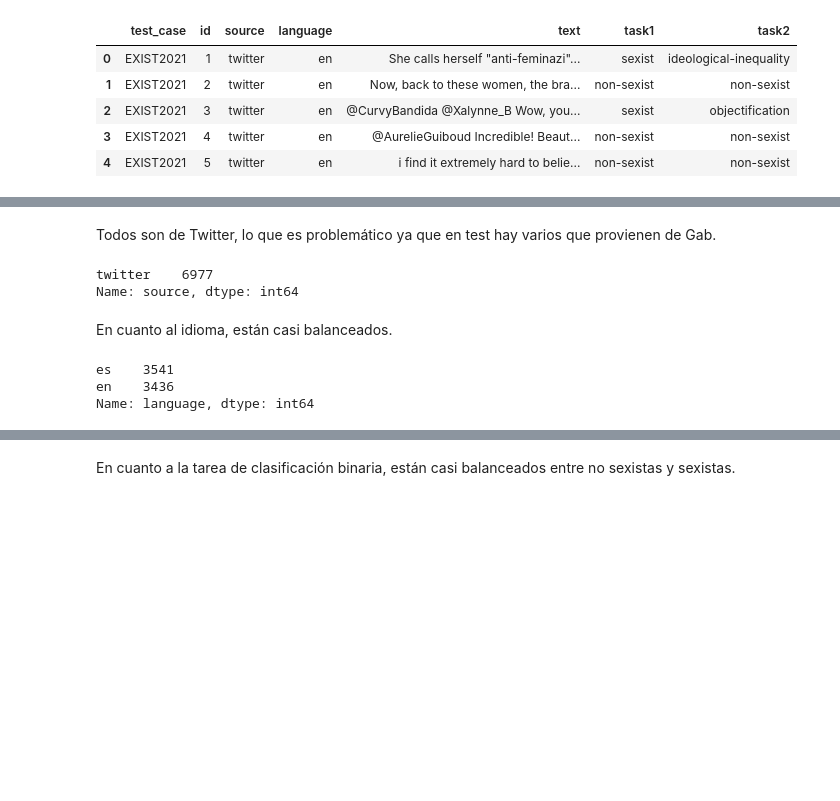
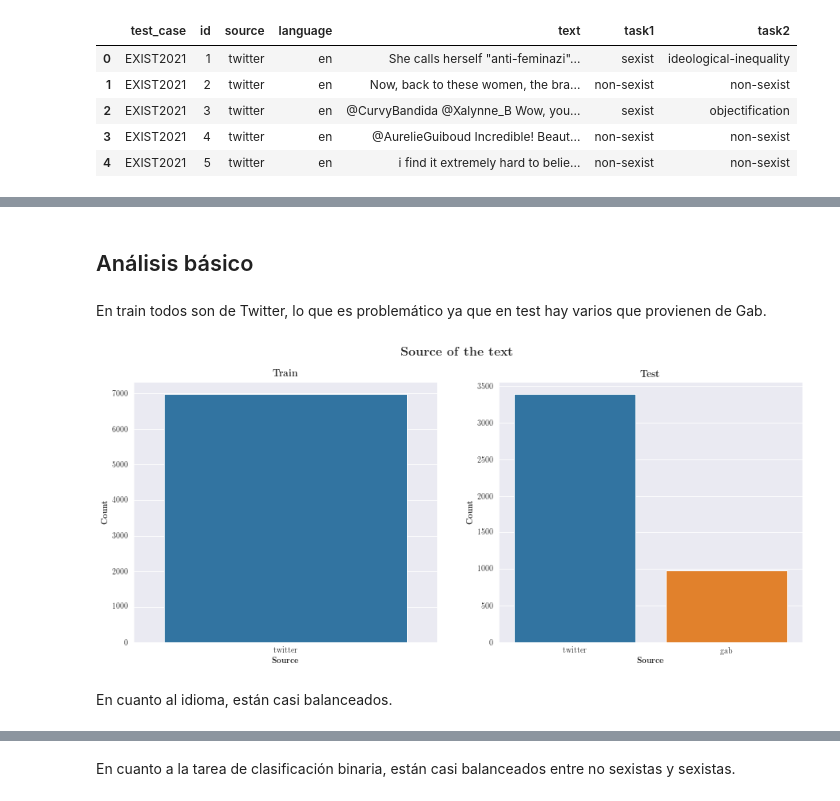
Before and after one commit to davidguzmanr/EXIST2021, a Jupyter notebook: Notebooks/Basic analysis.ipynb, the cells around one changed output, grey strips where cells are left out. Drawn from its saved outputs; the diff is of its cells as text; code cells hidden in the pictures; blank space fills up the shorter version.

```diff
--- a/Notebooks/Basic analysis.ipynb
+++ b/Notebooks/Basic analysis.ipynb
@@ -5,3 +7,17 @@ import matplotlib.pyplot as plt
 import seaborn as sns
 
 sns.set_style('darkgrid')
+# %%
+# To plot using LaTeX, sometimes it gives trouble depending on your LaTeX installation,
+# in that case set LaTeX = False
+LaTeX = True
+
+if LaTeX:
+    plt.rc('text', usetex=True)
+    plt.rc('font', family='serif')
+
+def bold_latex(text, latex=LaTeX):
+    if latex:
+        return '\\textbf{' + text + '}'
+    else:
+        return text
@@ -8,6 +26,6 @@ sns.set_style('darkgrid')
 # %%
-data = pd.read_csv('../Data/EXIST2021_training.tsv', sep='\t')
-data.head()
+train_df = pd.read_csv('../Data/EXIST2021_training.tsv', sep='\t')
+train_df.head()
 # %% [output]
 |  | test_case | id | source | language | text | task1 | task2 |
 | 0 | EXIST2021 | 1 | twitter | en | She calls herself "anti-feminazi"... | sexist | ideological-inequality |
@@ -15,3 +33,6 @@ data.head()
 | 2 | EXIST2021 | 3 | twitter | en | @CurvyBandida @Xalynne_B Wow, you... | sexist | objectification |
 | 3 | EXIST2021 | 4 | twitter | en | @AurelieGuiboud Incredible! Beaut... | non-sexist | non-sexist |
 | 4 | EXIST2021 | 5 | twitter | en | i find it extremely hard to belie... | non-sexist | non-sexist |
+# %%
+test_df = pd.read_csv('../Data/EXIST2021_test.tsv', sep='\t')
+test_df.head()
@@ -18,15 +46,26 @@ data.head()
+# %% [markdown]
+## Análisis básico
 # %% [markdown]
-Todos son de Twitter, lo que es problemático ya que en test hay varios que provienen de Gab.
+En train todos son de Twitter, lo que es problemático ya que en test hay varios que provienen de Gab.
-# %%
-data['source'].value_counts()
-# %% [output]
-twitter    6977
-Name: source, dtype: int64
+# %%
+fig, (ax0, ax1) = plt.subplots(figsize=(15,6), nrows=1, ncols=2)
+
+sns.countplot(data=train_df.sort_values('source'), x='source', ax=ax0)
+ax0.set_xlabel(bold_latex('Source'), weight='bold')
+ax0.set_ylabel(bold_latex('Count'), weight='bold')
+ax0.set_title(bold_latex('Train'), weight='bold')
+
+sns.countplot(data=test_df.sort_values('source', ascending=False), x='source', ax=ax1)
+ax1.set_xlabel(bold_latex('Source'), weight='bold')
+ax1.set_ylabel(bold_latex('Count'), weight='bold')
+ax1.set_title(bold_latex('Test'), weight='bold')
+
+fig.suptitle(bold_latex('Source of the text'), weight='bold', size=16)
+
+plt.show()
+
+fig.savefig('Images/source.pdf', bbox_inches='tight')
+# %% [output]
+[figure, added]
 # %% [markdown]
 En cuanto al idioma, están casi balanceados.
-# %%
-data['language'].value_counts()
-# %% [output]
-es    3541
-en    3436
-Name: language, dtype: int64
```
Also changed, not shown: parts of 8 cells of this notebook, 19 other files.
